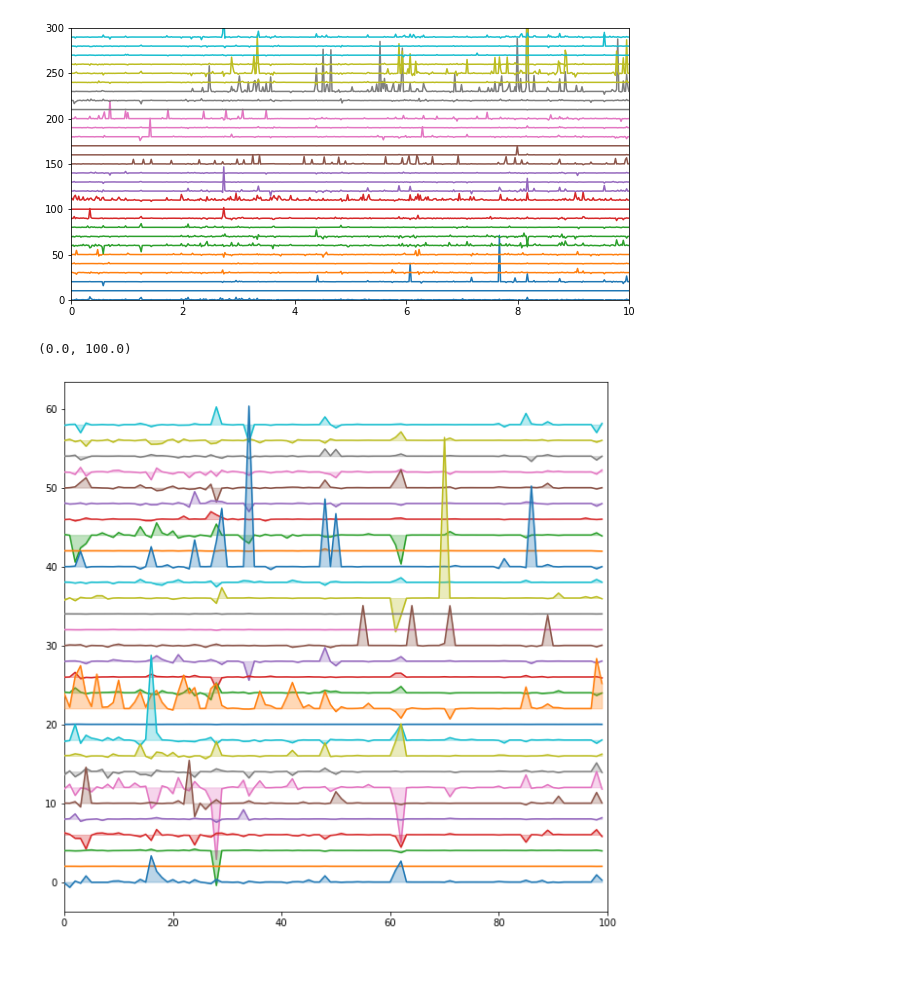
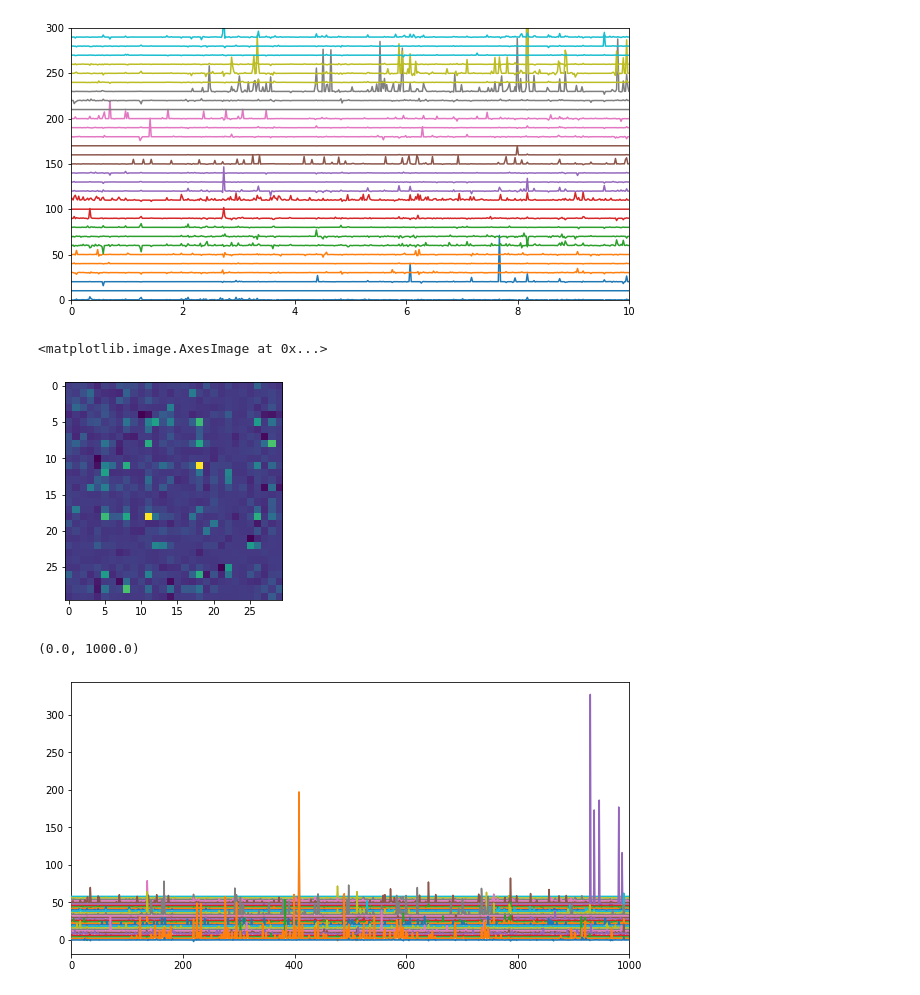
Before and after one commit to ryanharvey1/cell_assembly_replay, a Jupyter notebook: notebooks/cell_assembly.ipynb, the cells around one changed output. Saved outputs shown, nothing was run; the diff lists cells and outputs as text; code cells hidden in the pictures; blank space fills up the shorter version.

Commit message:
completed basic pipeline to run all sessions

```diff
--- a/notebooks/cell_assembly.ipynb
+++ b/notebooks/cell_assembly.ipynb
@@ -28,6 +37,6 @@ spike_path = 'F:/Projects/PAE_PlaceCell/analysis/spikes/'
 df_cell_class = pd.read_csv('F:/Projects/PAE_PlaceCell/analysis/cell_recruitment/processed/pyr_int_df.csv')
 
 
-session = 'LEM3124_S20190302163218'
+# session = 'LEM3124_S20190302163218'
 # %%
 def run_all(session,spike_path):
@@ -194,36 +220,44 @@ plt.ylim(0,300)
 # %% [output]
 (0.0, 300.0)
 [figure]
+# %%
+test = np.corrcoef(assembly_act.data)
+test -= True*np.diag(np.diag(test))
+
+plt.imshow(test)
+# %% [output]
+<matplotlib.image.AxesImage at 0x...>
+[figure, added]
 # %%
-ratemap = assembly_act.data[:,0:100]
+ratemap = assembly_act.data[:,0:1000]
 pad = 2
 color=None
 fill=True
 xmin = 0
 xmax = ratemap.shape[1]
 xvals = np.arange(ratemap.shape[1])
 n_units = ratemap.shape[0]
 # if unit_labels is None:
 #     unit_labels = ratemap.unit_labels
 # ratemap = ratemap.ratemap
 
-fig, ax = plt.subplots(figsize=(10, 10), edgecolor='k')
+fig, ax = plt.subplots(figsize=(10, 5), edgecolor='k')
 
 
 for unit, curve in enumerate(ratemap):
     if color is None:
         line = ax.plot(xvals, unit*pad + curve, zorder=int(10+2*n_units-2*unit))
     else:
         line = ax.plot(xvals, unit*pad + curve, zorder=int(10+2*n_units-2*unit), color=color)
     if fill:
         # Get the color from the current curve
         fillcolor = line[0].get_color()
         ax.fill_between(xvals, unit*pad, unit*pad + curve, alpha=0.3, color=fillcolor, zorder=int(10+2*n_units-2*unit-1))
 
 ax.set_xlim(xmin, xmax)
 # %% [output]
-(0.0, 100.0)
+(0.0, 1000.0)
-[figure, old version]
+[figure, new version]
 # %%
 axs[1].plot(binned_st.bin_centers,assembly_act.data[i,:], color=cmap(i))
 # %%
```
Also changed, not shown: parts of 7 cells of this notebook.
